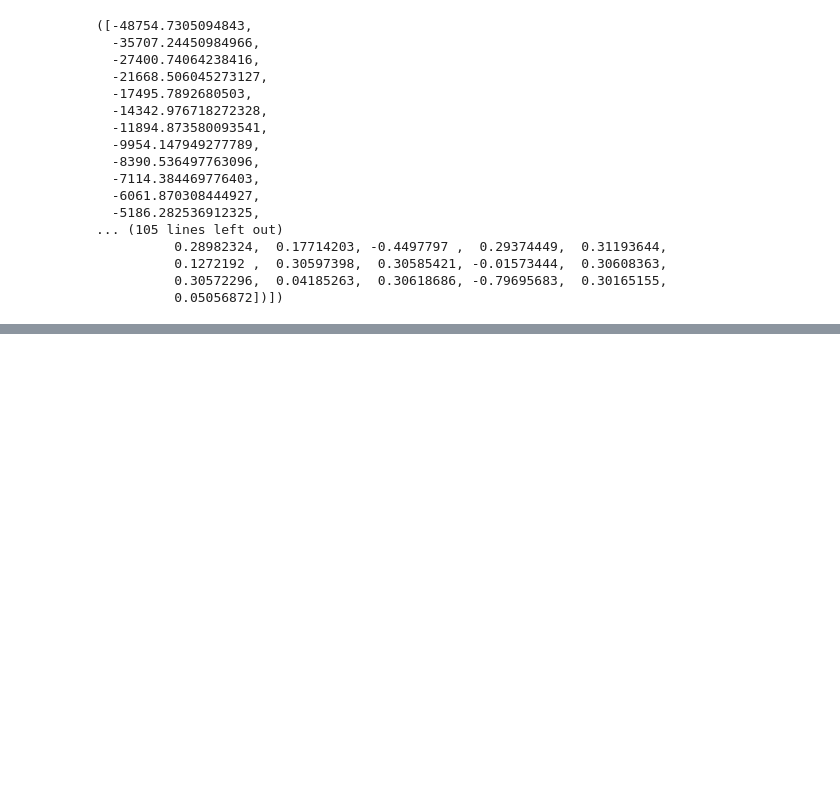
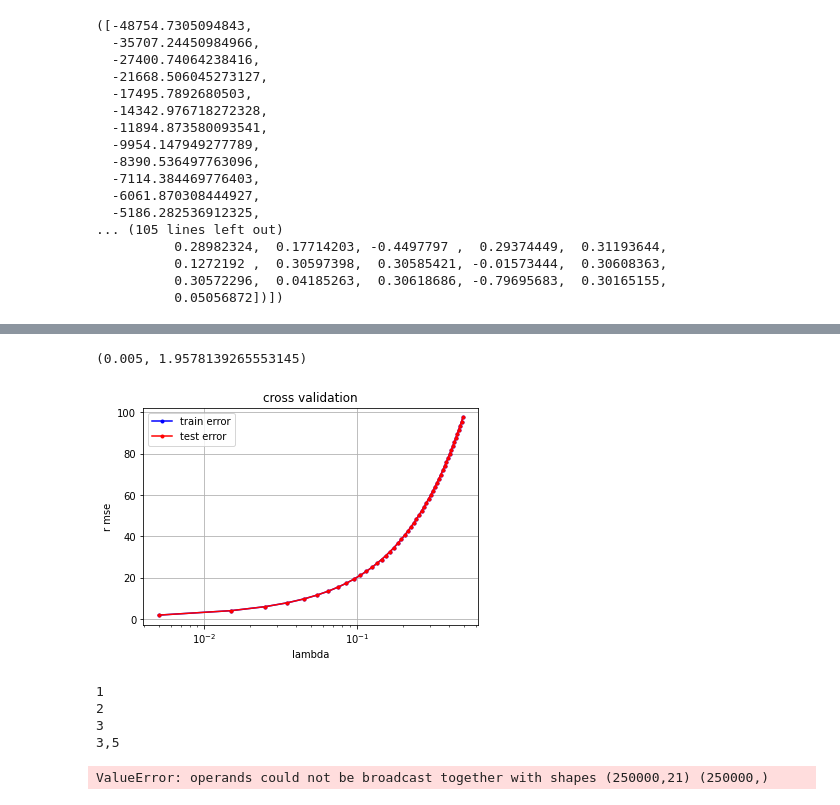
Before and after one commit to cs210-bbernath/The_MadLads, a Jupyter notebook: Testing_the_data-Copy2.ipynb, the cells around one changed output, grey strips where cells are left out. Drawn from its saved outputs; the diff is of its cells as text; code cells hidden in the pictures; blank space fills up the shorter version.

```diff
--- a/Testing_the_data-Copy2.ipynb
+++ b/Testing_the_data-Copy2.ipynb
@@ -245,0 +292,3 @@ GD iter. 5/29: loss=0.499413140943657, w0=-0.0002632584967523414, w1=-0.00024393
+# %%
+cross_validation_logistic_regression(y, tx, k_fold, initial_w, max_iters, gammas)
+# %% [output]
@@ -245,0 +329,10 @@ GD iter. 5/29: loss=0.499413140943657, w0=-0.0002632584967523414, w1=-0.00024393
+(0.005, 1.9578139265553145)
+[figure, added]
+# %%
+cross_validation_reg_logistic_regression(y, tx, k_fold, initial_w, max_iters,lambdas, gammas)
+# %% [output]
+1
+2
+3
+3,5
+ValueError: operands could not be broadcast together with shapes (250000,21) (250000,)
```
Also changed, not shown: parts of 12 cells of this notebook, 1 other file.
